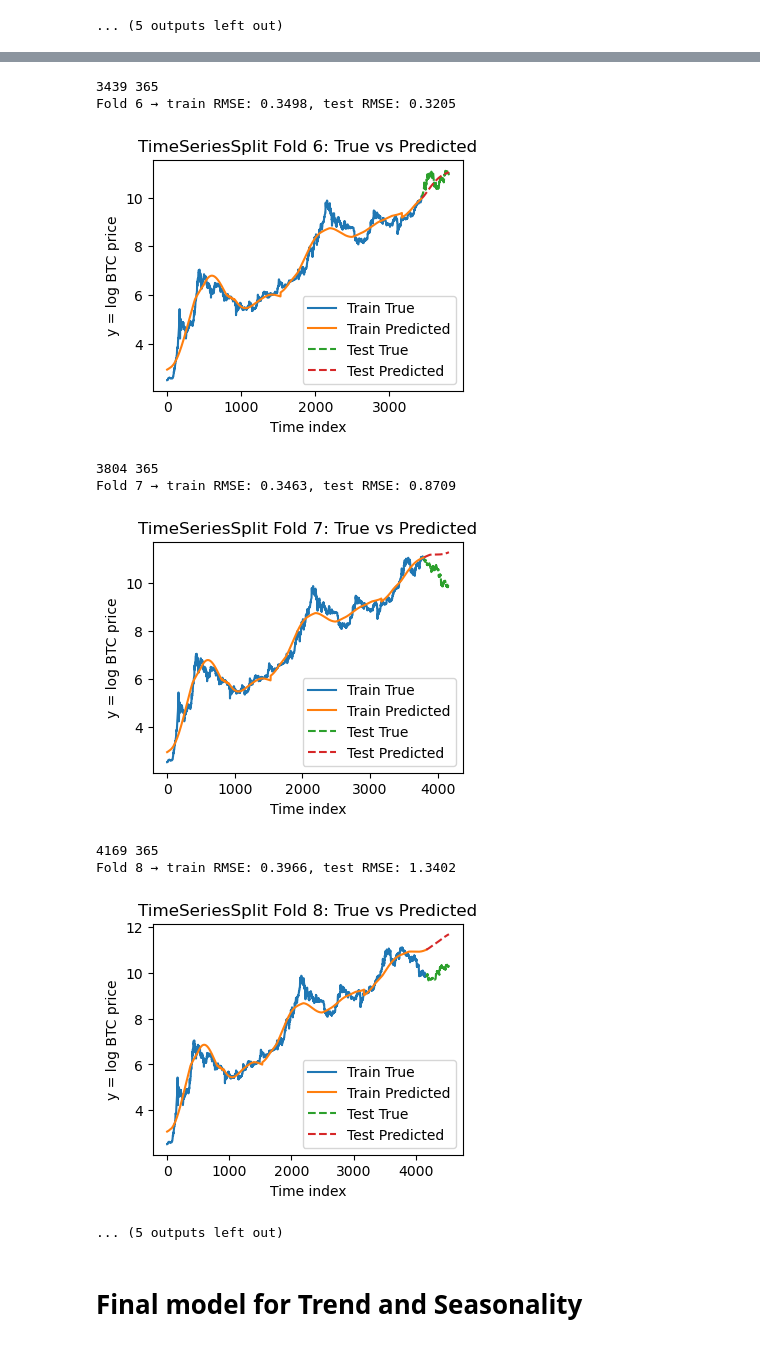
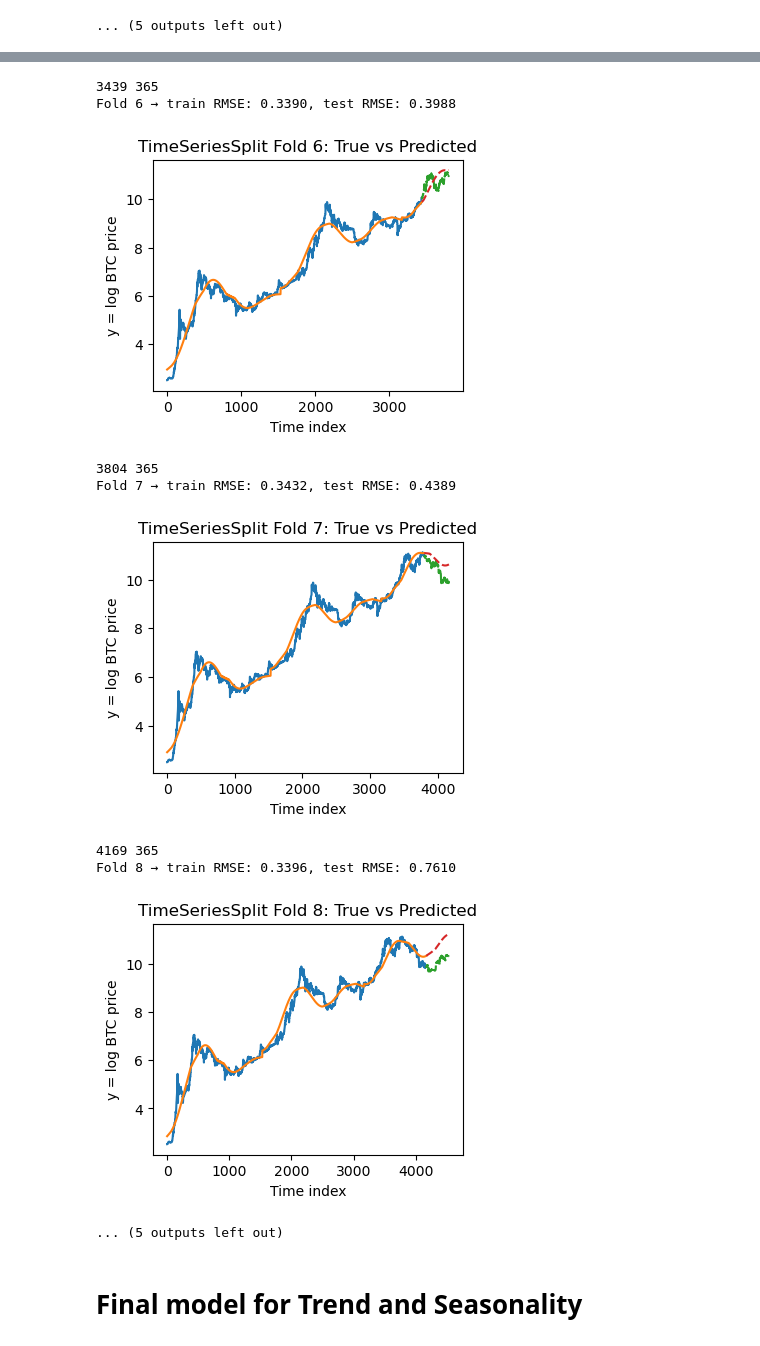
Before and after one commit to DDeepuS/bitcoin-price-prediction, a Jupyter notebook: Notebooks/Trend and seasonality.ipynb, the cells around one changed output, grey strips where cells are left out. Drawn from its saved outputs; the diff is of its cells as text; code cells hidden in the pictures.

```diff
--- a/Notebooks/Trend and seasonality.ipynb
+++ b/Notebooks/Trend and seasonality.ipynb
@@ -823,7 +823,7 @@ Fold 8 → train RMSE: 0.3638, test RMSE: 0.7467
 [figure]
 ... (5 outputs left out)
 # %%
-X = df1[["days_total",'day^2', 'Sin1 reward', 'Cos1 reward', 'Sin2 reward', 'Cos2 reward']]
+X = df1[["days_total",'day^2','Sin1 reward', 'Cos1 reward', 'Sin2', 'Cos2']]
 y= df1["log_BTC"]
 
 X= sm.add_constant(X)  # Adding a constant term for the intercept
@@ -867,7 +867,7 @@ for fold, (train_idx, test_idx) in enumerate(tscv.split(X), 1):
     plt.plot(test_idx, y_test,        '--', label="Test True")
     plt.plot(test_idx, y_test_pred,   '--', label="Test Predicted")
 
-    plt.legend()
+    #plt.legend()
     plt.title(f"TimeSeriesSplit Fold {fold}: True vs Predicted")
     plt.xlabel("Time index")
     plt.ylabel("y = log BTC price")
@@ -890,12 +890,12 @@ Fold 5 → train RMSE: 0.3554, test RMSE: 0.4077
 3439 365
-Fold 6 → train RMSE: 0.3498, test RMSE: 0.3205
+Fold 6 → train RMSE: 0.3390, test RMSE: 0.3988
-[figure, old version]
+[figure, new version]
 3804 365
-Fold 7 → train RMSE: 0.3463, test RMSE: 0.8709
+Fold 7 → train RMSE: 0.3432, test RMSE: 0.4389
-[figure, old version]
+[figure, new version]
 4169 365
-Fold 8 → train RMSE: 0.3966, test RMSE: 1.3402
+Fold 8 → train RMSE: 0.3396, test RMSE: 0.7610
-[figure, old version]
+[figure, new version]
 ... (5 outputs left out)
 # %% [markdown]
 # Final model for Trend and Seasonality
```
Also changed, not shown: parts of 5 cells of this notebook, 1 other file.
